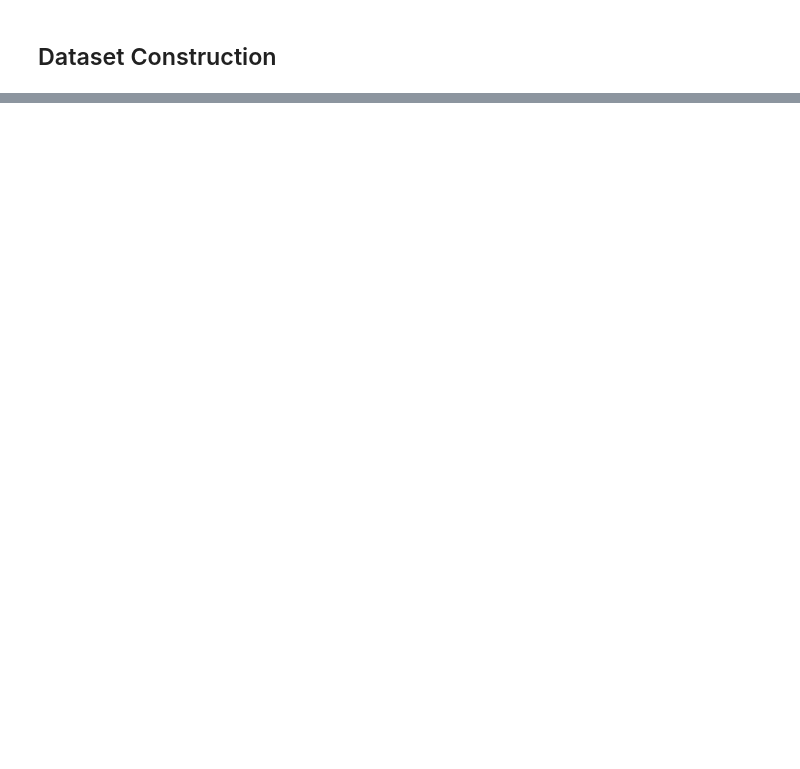
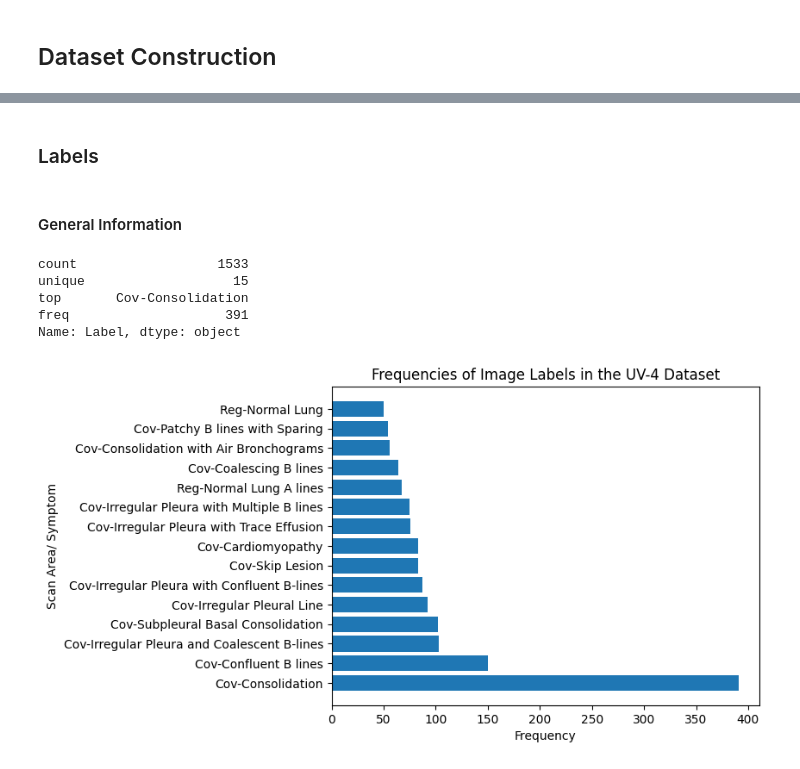
Before and after one commit to carterjandrew/STAT_5000_Final_Project, a Jupyter notebook: notebook.ipynb, the cells around one changed output, grey strips where cells are left out. Cells and saved outputs as stored; diff of their text form; code cells hidden in the pictures; blank space fills up the shorter version.

Commit message:
Imported and formatted dataset

```diff
--- a/notebook.ipynb
+++ b/notebook.ipynb
@@ -76,0 +150,4 @@ Archive:  Butte.zip
+# %%
+videos = os.listdir('./data/')
+videos.remove('all_list.txt')
+videos[:]
@@ -76,0 +172,7 @@ Archive:  Butte.zip
+# %%
+df = [["Label", "Image"]]
+for video in videos:
+    label = video.split('_')[0]
+    for image in os.listdir('./data/' + video):
+        df.append([label, cv2.imread('./data/' + video + '/' + image)])
+df = pd.DataFrame(df[1:], columns=df[0])
@@ -76,0 +202,20 @@ Archive:  Butte.zip
+# %% [markdown]
+### Labels
+# %%
+display(Markdown("#### General Information"))
+display(df["Label"].describe())
+
+label_counts = df['Label'].value_counts()
+plt.barh(label_counts.index, label_counts.values)
+plt.ylabel('Scan Area/ Symptom')
+plt.xlabel('Frequency')
+plt.title("Frequencies of Image Labels in the UV-4 Dataset")
+plt.show()
+# %% [output]
+#### General Information
+count                  1533
+unique                   15
+top       Cov-Consolidation
+freq                    391
+Name: Label, dtype: object
+[figure, added]
```
Also changed, not shown: parts of 15 cells of this notebook, 1 other file.
